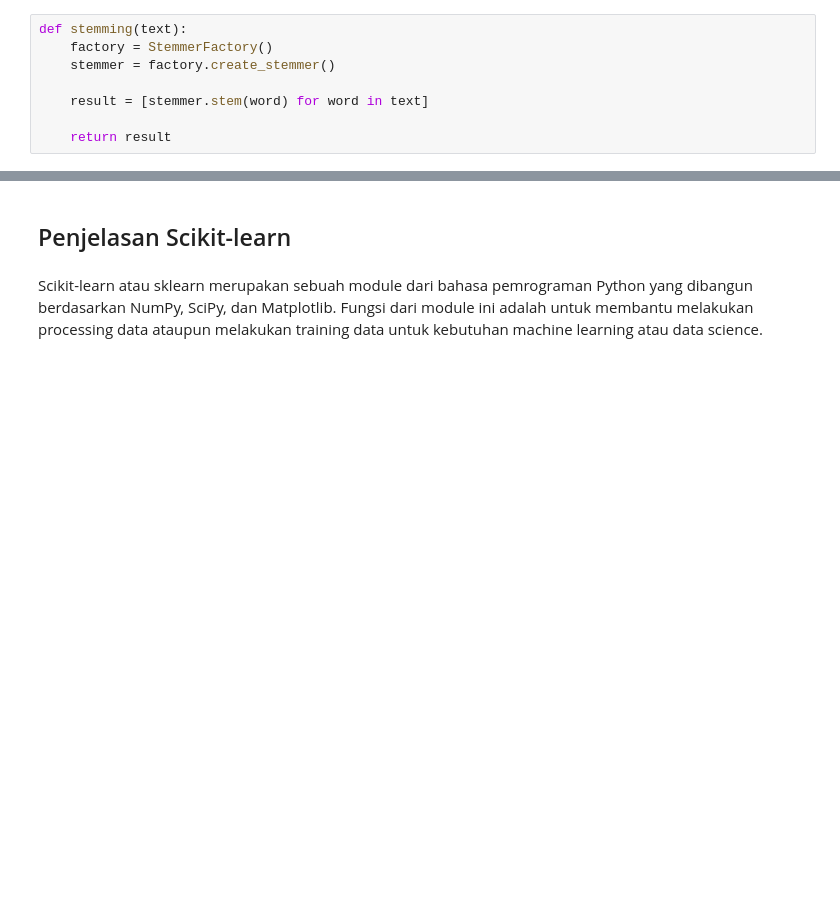
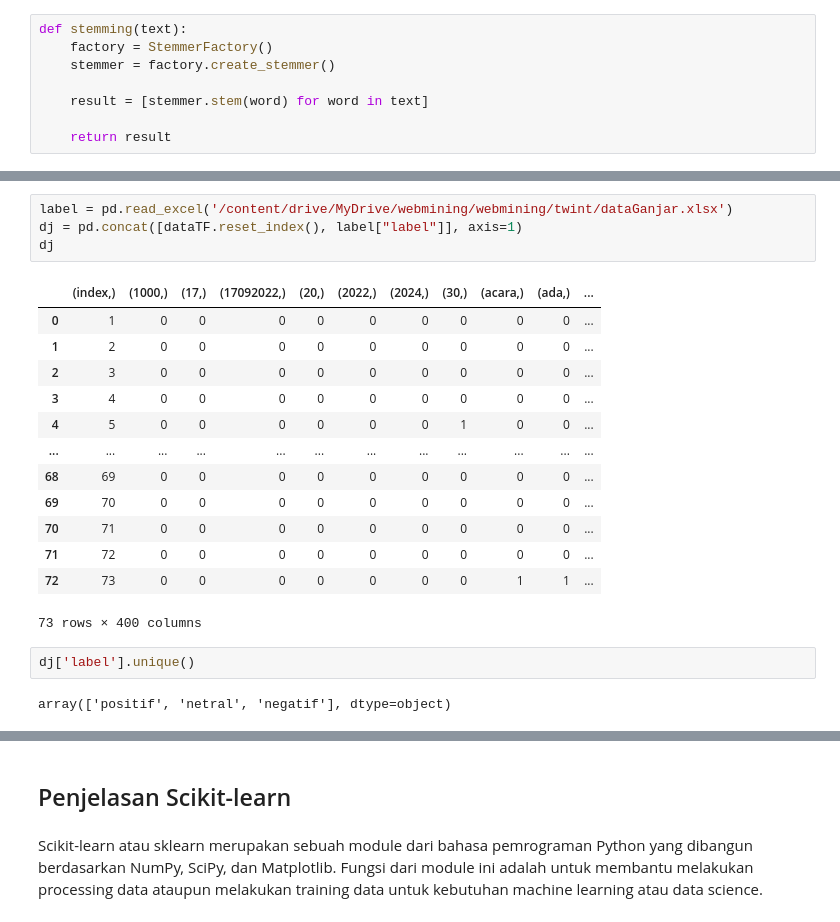
Before and after one commit to Fahmiady11/webmining, a Jupyter notebook: _build/jupyter_execute/contents/CrawlingVSM.ipynb, the cells around one changed output, grey strips where cells are left out. Saved outputs shown, nothing was run; the diff lists cells and outputs as text; blank space fills up the shorter version.

```diff
--- a/_build/jupyter_execute/contents/CrawlingVSM.ipynb
+++ b/_build/jupyter_execute/contents/CrawlingVSM.ipynb
@@ -298,0 +342,22 @@ tf
+# %%
+label = pd.read_excel('/content/drive/MyDrive/webmining/webmining/twint/dataGanjar.xlsx')
+dj = pd.concat([dataTF.reset_index(), label["label"]], axis=1)
+dj
+# %% [output]
+|  | (index,) | (1000,) | (17,) | (17092022,) | (20,) | (2022,) | (2024,) | (30,) | (acara,) | (ada,) | ... |
+| 0 | 1 | 0 | 0 | 0 | 0 | 0 | 0 | 0 | 0 | 0 | ... |
+| 1 | 2 | 0 | 0 | 0 | 0 | 0 | 0 | 0 | 0 | 0 | ... |
+| 2 | 3 | 0 | 0 | 0 | 0 | 0 | 0 | 0 | 0 | 0 | ... |
+| 3 | 4 | 0 | 0 | 0 | 0 | 0 | 0 | 0 | 0 | 0 | ... |
+| 4 | 5 | 0 | 0 | 0 | 0 | 0 | 0 | 1 | 0 | 0 | ... |
+| ... | ... | ... | ... | ... | ... | ... | ... | ... | ... | ... | ... |
+| 68 | 69 | 0 | 0 | 0 | 0 | 0 | 0 | 0 | 0 | 0 | ... |
+| 69 | 70 | 0 | 0 | 0 | 0 | 0 | 0 | 0 | 0 | 0 | ... |
+| 70 | 71 | 0 | 0 | 0 | 0 | 0 | 0 | 0 | 0 | 0 | ... |
+| 71 | 72 | 0 | 0 | 0 | 0 | 0 | 0 | 0 | 0 | 0 | ... |
+| 72 | 73 | 0 | 0 | 0 | 0 | 0 | 0 | 0 | 1 | 1 | ... |
+73 rows × 400 columns
+# %%
+dj['label'].unique()
+# %% [output]
+array(['positif', 'netral', 'negatif'], dtype=object)
```
Also changed, not shown: parts of 56 cells of this notebook, 9 other files.
